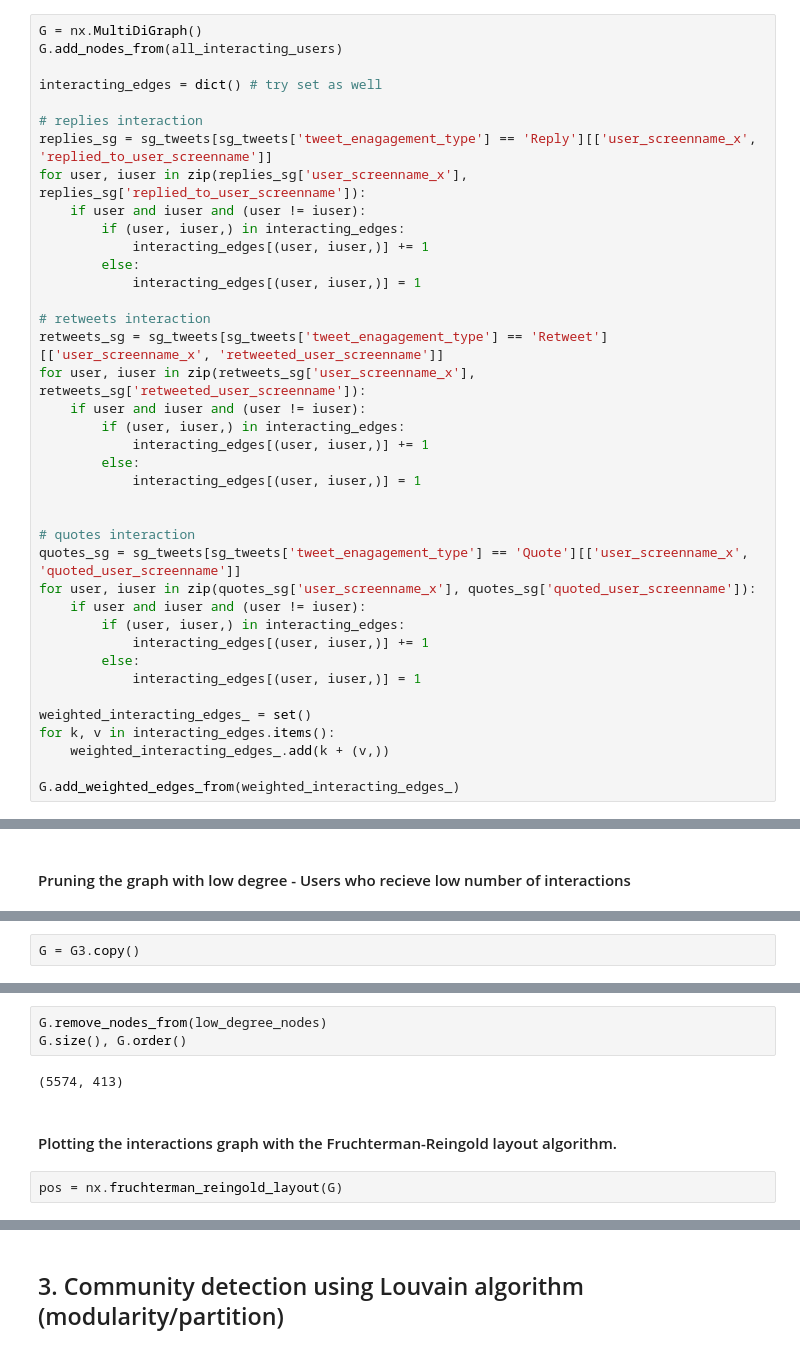
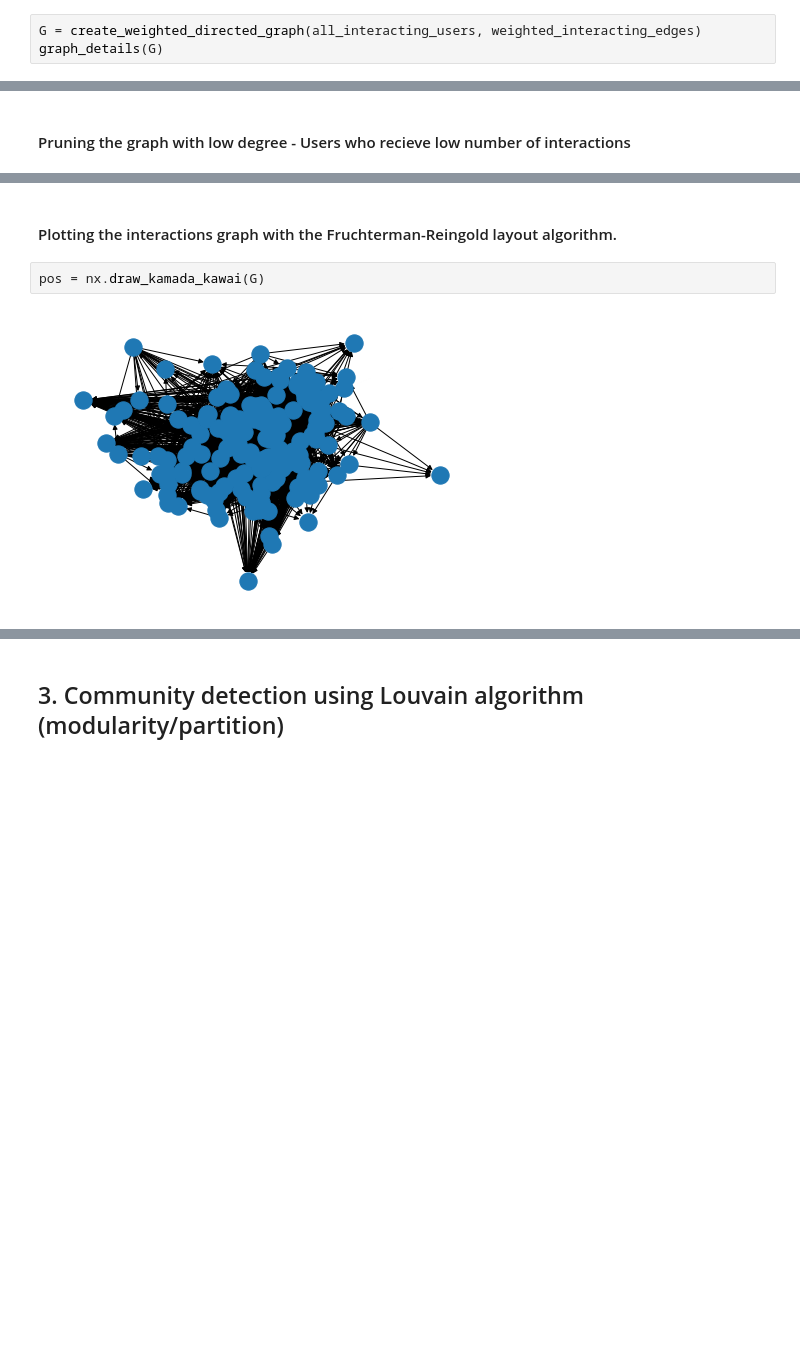
Before and after one commit to anshu0612/geocoded-tweets-analysis-dashboard, a Jupyter notebook: notebooks/sg_tweets_graph_networking_eda.ipynb, the cells around one changed output, grey strips where cells are left out. Saved outputs shown, nothing was run; the diff lists cells and outputs as text; blank space fills up the shorter version.

```diff
--- a/notebooks/sg_tweets_graph_networking_eda.ipynb
+++ b/notebooks/sg_tweets_graph_networking_eda.ipynb
@@ -88,39 +140,3 @@ Graph: Users' interaction through replies, retweets and quotes
 # %%
-G = nx.MultiDiGraph()
-G.add_nodes_from(all_interacting_users)
-
-interacting_edges = dict() # try set as well
-
-# replies interaction
-replies_sg = sg_tweets[sg_tweets['tweet_enagagement_type'] == 'Reply'][['user_screenname_x', 'replied_to_user_screenname']]
-for user, iuser in zip(replies_sg['user_screenname_x'], replies_sg['replied_to_user_screenname']):
-    if user and iuser and (user != iuser):
-        if (user, iuser,) in interacting_edges:
-            interacting_edges[(user, iuser,)] += 1
-        else:
-            interacting_edges[(user, iuser,)] = 1
-
-# retweets interaction
-retweets_sg = sg_tweets[sg_tweets['tweet_enagagement_type'] == 'Retweet'][['user_screenname_x', 'retweeted_user_screenname']]
-for user, iuser in zip(retweets_sg['user_screenname_x'], retweets_sg['retweeted_user_screenname']):
-    if user and iuser and (user != iuser):
-        if (user, iuser,) in interacting_edges:
-            interacting_edges[(user, iuser,)] += 1
-        else:
-            interacting_edges[(user, iuser,)] = 1
-
-
-# quotes interaction
-quotes_sg = sg_tweets[sg_tweets['tweet_enagagement_type'] == 'Quote'][['user_screenname_x', 'quoted_user_screenname']]
-for user, iuser in zip(quotes_sg['user_screenname_x'], quotes_sg['quoted_user_screenname']):
-    if user and iuser and (user != iuser):
-        if (user, iuser,) in interacting_edges:
-            interacting_edges[(user, iuser,)] += 1
-        else:
-            interacting_edges[(user, iuser,)] = 1
-
-weighted_interacting_edges_ = set()
-for k, v in interacting_edges.items():
-    weighted_interacting_edges_.add(k + (v,))
-
-G.add_weighted_edges_from(weighted_interacting_edges_)
+G = create_weighted_directed_graph(all_interacting_users, weighted_interacting_edges)
+graph_details(G)
@@ -189,2 +242,0 @@ G3 = G.copy() # creating a deep copy of the original graph
-# %%
-G = G3.copy()
@@ -198,12 +243,9 @@ Number of users to be removed with degree less than 40: 49047
-# %%
-G.remove_nodes_from(low_degree_nodes)
-G.size(), G.order()
-# %% [output]
-(5574, 413)
 # %% [markdown]
 #### Plotting the interactions graph with the Fruchterman-Reingold layout algorithm.
 # %%
-pos = nx.fruchterman_reingold_layout(G)
+pos = nx.draw_kamada_kawai(G)
+# %% [output]
+[figure, added]
 # %%
 edge_x = []
 edge_y = []
```
Also changed, not shown: parts of 30 cells of this notebook, 17 other files.
